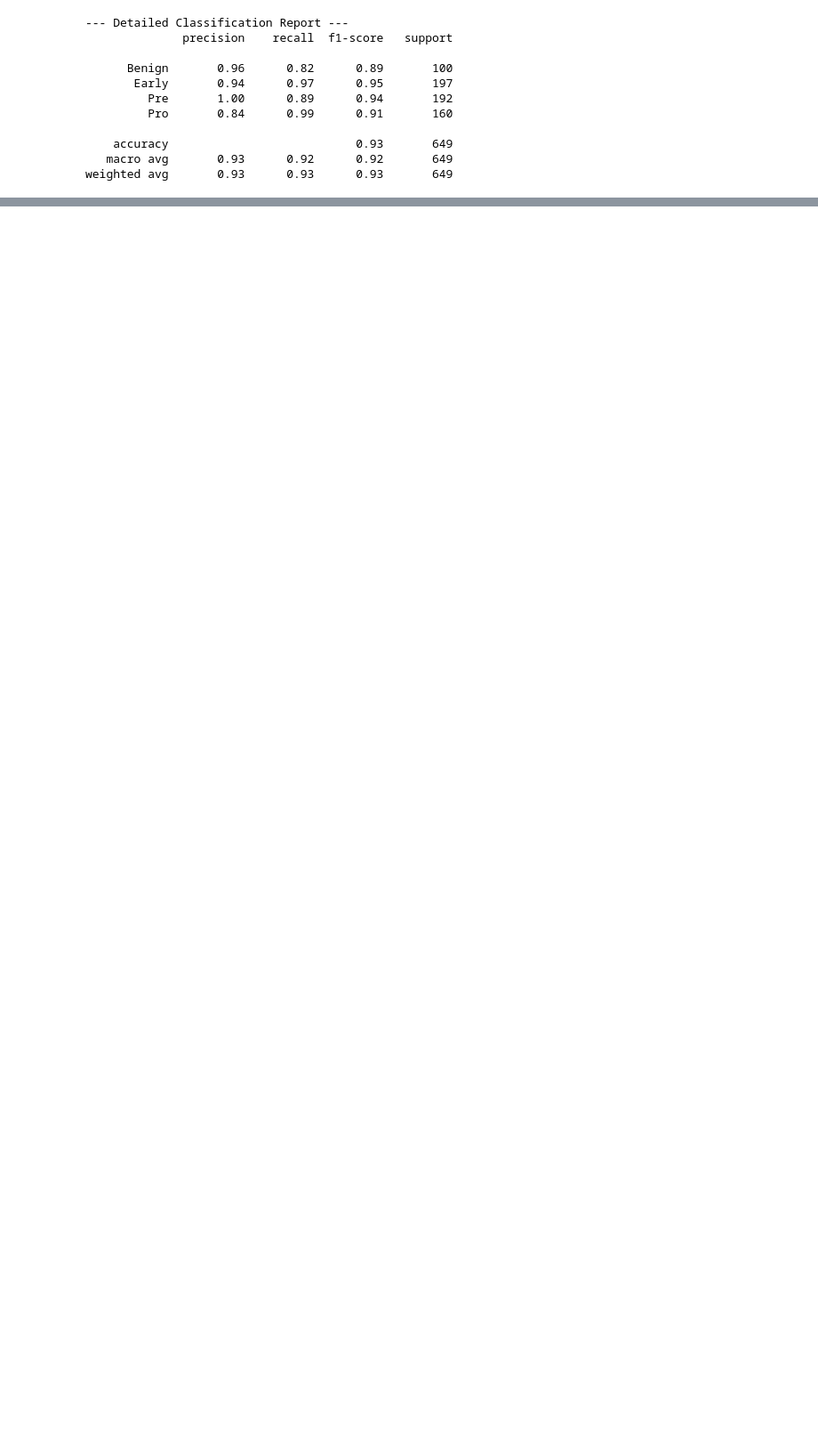
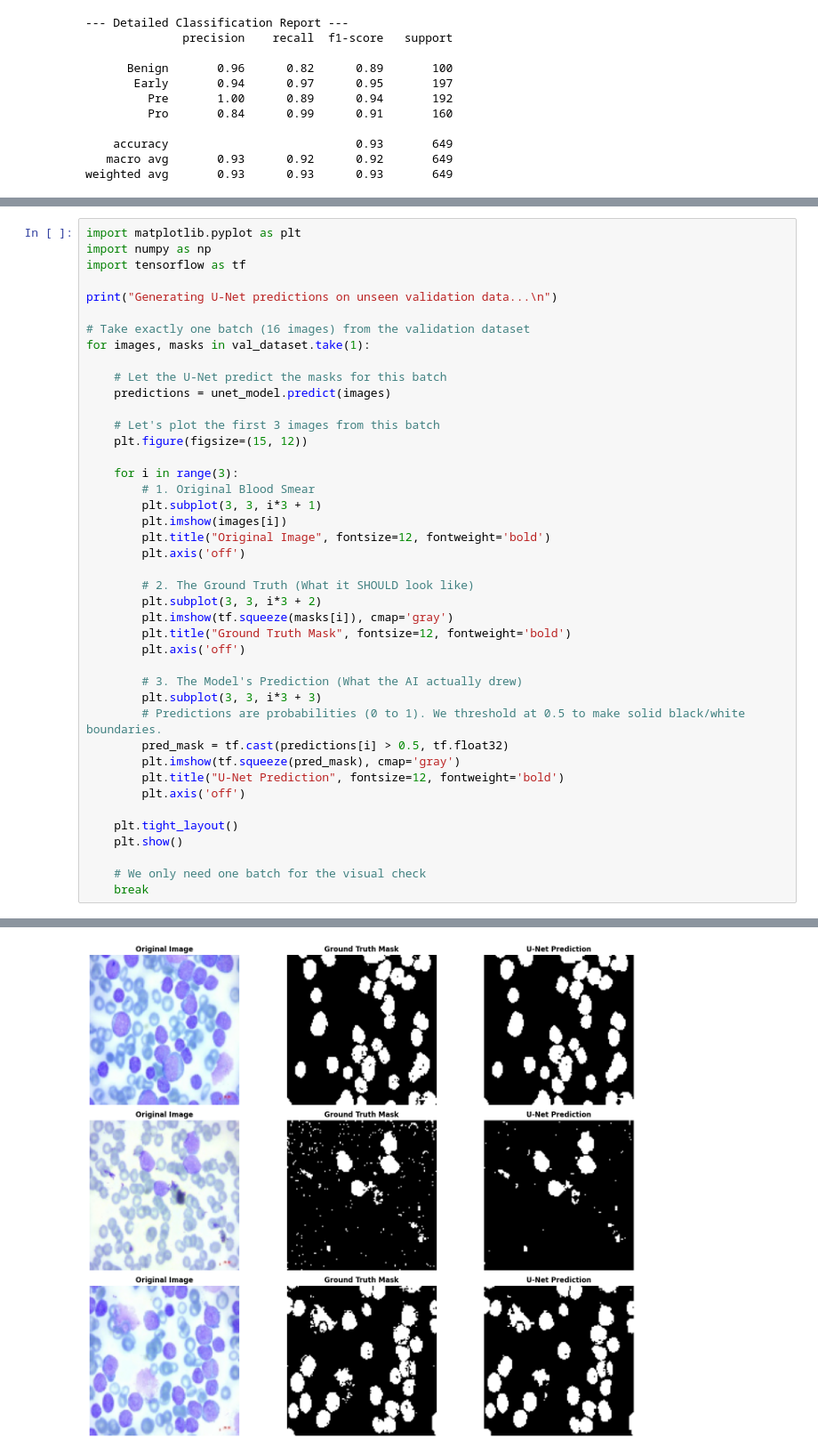
Before and after one commit to sheeCancode/leukemia-detection-cnn, a Jupyter notebook: leukemia_detection_cnn.ipynb, the cells around one changed output, grey strips where cells are left out. Shown at 89% size. Drawn from its saved outputs; the diff is of its cells as text; blank space fills up the shorter version.

```diff
--- a/leukemia_detection_cnn.ipynb
+++ b/leukemia_detection_cnn.ipynb
@@ -1278,0 +1735,43 @@ weighted avg       0.93      0.93      0.93       649
+# %%
+import matplotlib.pyplot as plt
+import numpy as np
+import tensorflow as tf
+
+print("Generating U-Net predictions on unseen validation data...\n")
+
+# Take exactly one batch (16 images) from the validation dataset
+for images, masks in val_dataset.take(1):
+
+    # Let the U-Net predict the masks for this batch
+    predictions = unet_model.predict(images)
+
+    # Let's plot the first 3 images from this batch
+    plt.figure(figsize=(15, 12))
+
+    for i in range(3):
+        # 1. Original Blood Smear
+        plt.subplot(3, 3, i*3 + 1)
+        plt.imshow(images[i])
+        plt.title("Original Image", fontsize=12, fontweight='bold')
+        plt.axis('off')
+
+        # 2. The Ground Truth (What it SHOULD look like)
+        plt.subplot(3, 3, i*3 + 2)
+        plt.imshow(tf.squeeze(masks[i]), cmap='gray')
+        plt.title("Ground Truth Mask", fontsize=12, fontweight='bold')
+        plt.axis('off')
+
+        # 3. The Model's Prediction (What the AI actually drew)
+        plt.subplot(3, 3, i*3 + 3)
+        # Predictions are probabilities (0 to 1). We threshold at 0.5 to make solid black/white boundaries.
+        pred_mask = tf.cast(predictions[i] > 0.5, tf.float32)
+        plt.imshow(tf.squeeze(pred_mask), cmap='gray')
+        plt.title("U-Net Prediction", fontsize=12, fontweight='bold')
+        plt.axis('off')
+
+    plt.tight_layout()
+    plt.show()
+
+    # We only need one batch for the visual check
+    break
+# %% [output]
@@ -1278,0 +1781 @@ weighted avg       0.93      0.93      0.93       649
+[figure, added]
```
Also changed, not shown: parts of 6 cells of this notebook.
